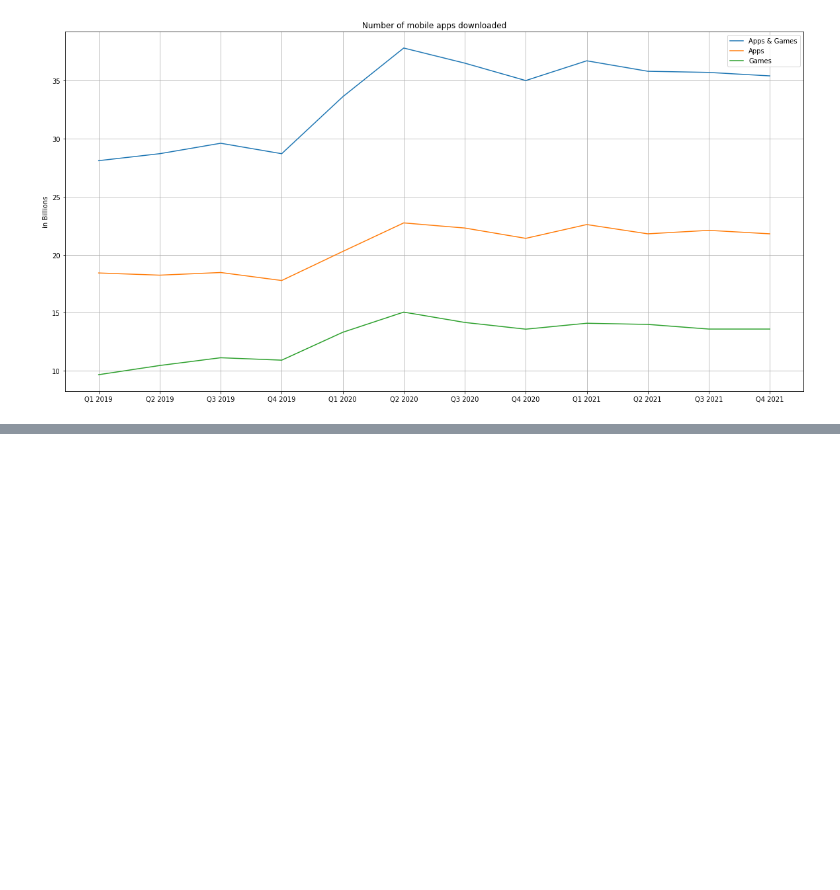
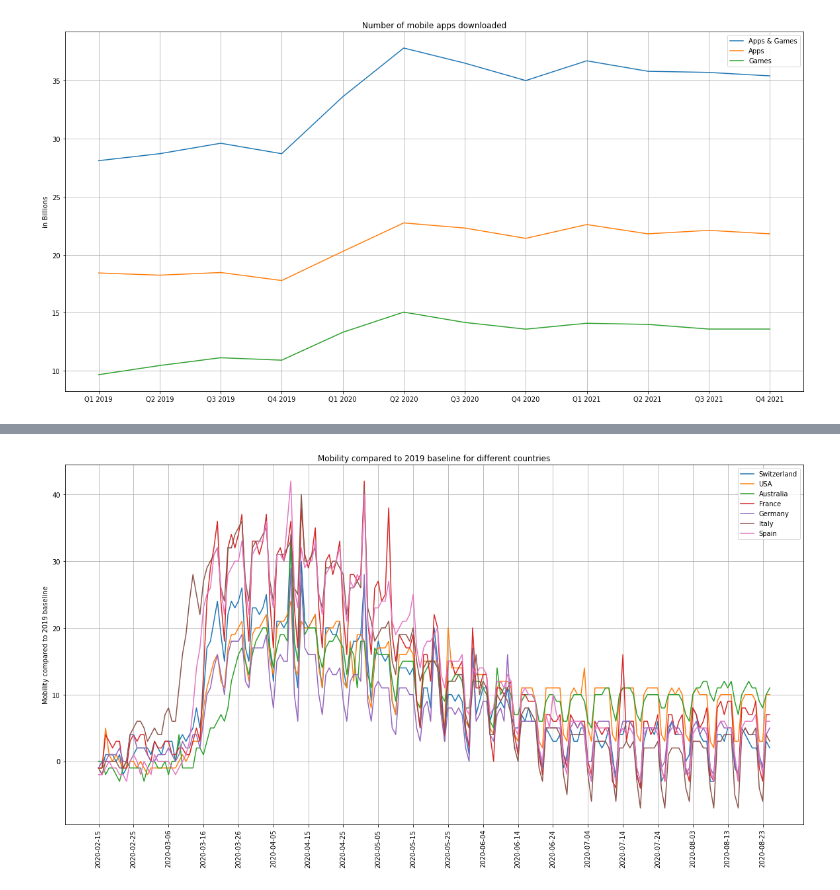
Before and after one commit to epfl-ada/ada-2022-project-teamjose, a Jupyter notebook: analyses/PageRank.ipynb, the cells around one changed output, grey strips where cells are left out. Cells and saved outputs as stored; diff of their text form; code cells hidden in the pictures; blank space fills up the shorter version.

```diff
--- a/analyses/PageRank.ipynb
+++ b/analyses/PageRank.ipynb
@@ -118,3 +120,5 @@ plt.ylabel("in Billions")
 plt.show()
 # %% [output]
 [figure]
+# %%
+global_mobility_report = pd.read_csv("Global_Mobility_Report.csv")
@@ -120,0 +134,5 @@ plt.show()
+# %%
+# Keep only the whole countries data and not specific regions, look at residential_percent_change_from_baseline
+global_mobility_report = global_mobility_report[global_mobility_report['sub_region_1'].isnull()]
+global_mobility_report = global_mobility_report[["country_region", "date", "residential_percent_change_from_baseline"]]
+global_mobility_report.head()
@@ -120,0 +146,31 @@ plt.show()
+# %%
+# Place a xtick once every 10 days, otherwise too many and we cannot read the date
+dates_mob = global_mobility_report[global_mobility_report["country_region"]=="Switzerland"]["date"]
+d = dates_mob.tolist()
+d = d[::10]
+
+#Extract mobility for specific countries
+switzerland = global_mobility_report[global_mobility_report["country_region"]=="Switzerland"]["residential_percent_change_from_baseline"]
+usa = global_mobility_report[global_mobility_report["country_region"]=="United States"]["residential_percent_change_from_baseline"]
+australia = global_mobility_report[global_mobility_report["country_region"]=="Australia"]["residential_percent_change_from_baseline"]
+france = global_mobility_report[global_mobility_report["country_region"]=="France"]["residential_percent_change_from_baseline"]
+germany = global_mobility_report[global_mobility_report["country_region"]=="Germany"]["residential_percent_change_from_baseline"]
+italy = global_mobility_report[global_mobility_report["country_region"]=="Italy"]["residential_percent_change_from_baseline"]
+spain = global_mobility_report[global_mobility_report["country_region"]=="Spain"]["residential_percent_change_from_baseline"]
+# %%
+plt.figure(figsize=(20,10))
+plt.plot(dates_mob, switzerland, label="Switzerland")
+plt.plot(dates_mob, usa, label="USA")
+plt.plot(dates_mob, australia, label="Australia")
+plt.plot(dates_mob, france, label="France")
+plt.plot(dates_mob, germany, label="Germany")
+plt.plot(dates_mob, italy, label="Italy")
+plt.plot(dates_mob, spain, label="Spain")
+plt.xticks(d,d, rotation='vertical')
+plt.legend()
+plt.grid()
+plt.title("Mobility compared to 2019 baseline for different countries")
+plt.ylabel("Mobility compared to 2019 baseline")
+plt.show()
+# %% [output]
+[figure, added]
```
Also changed, not shown: parts of 6 cells of this notebook.
